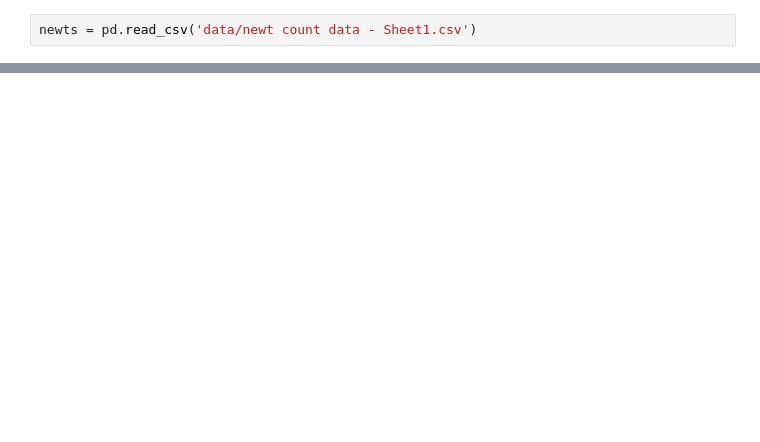
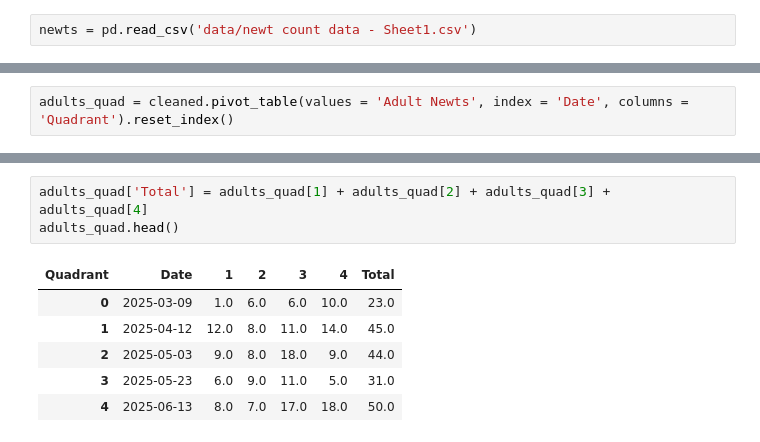
Before and after one commit to cloover7/nesis, a Jupyter notebook: newt_counts.ipynb, the cells around one changed output, grey strips where cells are left out. Drawn from its saved outputs; the diff is of its cells as text; blank space fills up the shorter version.

```diff
--- a/newt_counts.ipynb
+++ b/newt_counts.ipynb
@@ -49,0 +38,2 @@ cleaned
+# %%
+adults_quad = cleaned.pivot_table(values = 'Adult Newts', index = 'Date', columns = 'Quadrant').reset_index()
@@ -49,0 +56,10 @@ cleaned
+# %%
+adults_quad['Total'] = adults_quad[1] + adults_quad[2] + adults_quad[3] + adults_quad[4]
+adults_quad.head()
+# %% [output]
+| Quadrant | Date | 1 | 2 | 3 | 4 | Total |
+| 0 | 2025-03-09 | 1.0 | 6.0 | 6.0 | 10.0 | 23.0 |
+| 1 | 2025-04-12 | 12.0 | 8.0 | 11.0 | 14.0 | 45.0 |
+| 2 | 2025-05-03 | 9.0 | 8.0 | 18.0 | 9.0 | 44.0 |
+| 3 | 2025-05-23 | 6.0 | 9.0 | 11.0 | 5.0 | 31.0 |
+| 4 | 2025-06-13 | 8.0 | 7.0 | 17.0 | 18.0 | 50.0 |
```
Also changed, not shown: parts of 11 cells of this notebook, 2 other files.
